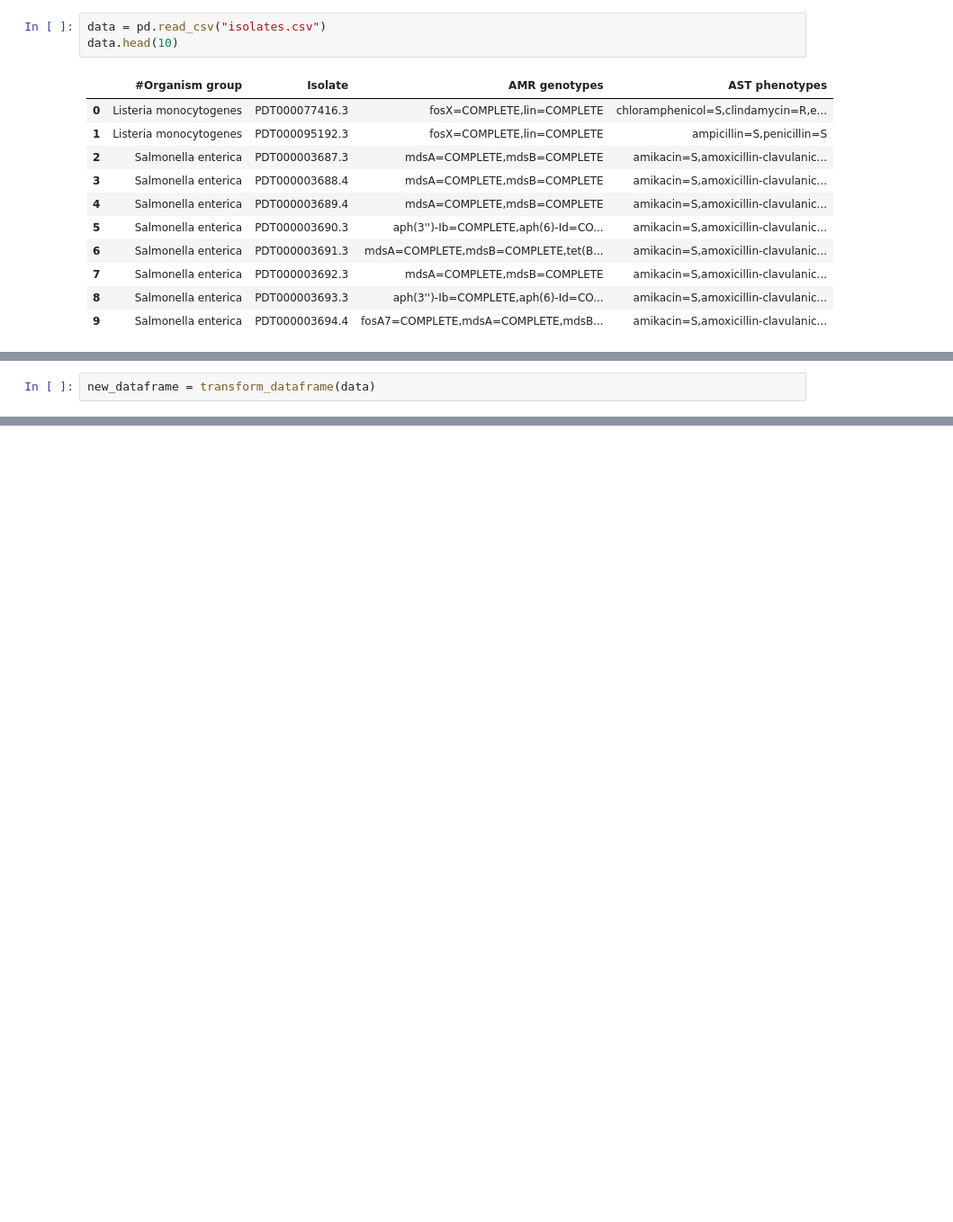
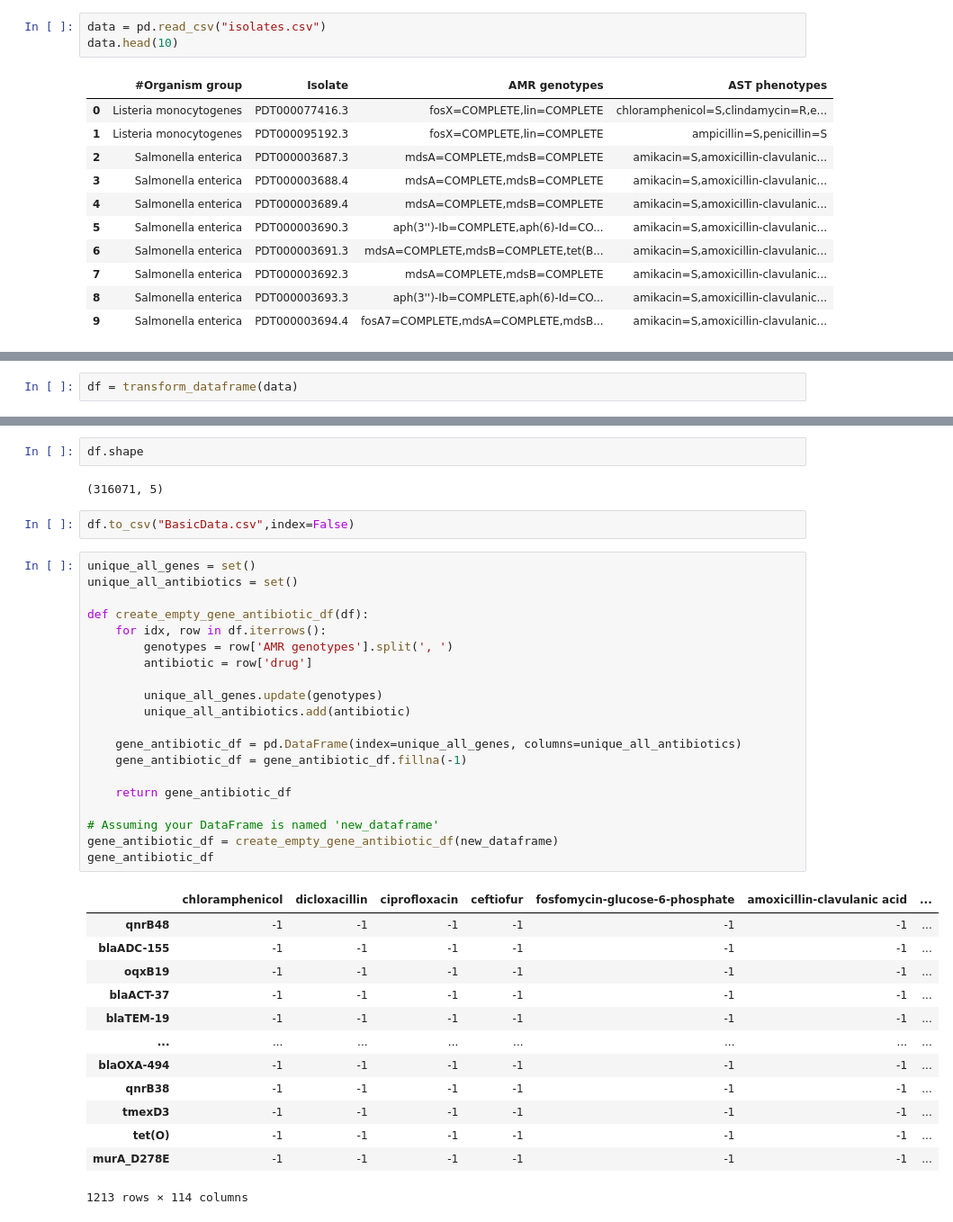
Before and after one commit to taliyashitreet/Final_Project, a Jupyter notebook: Create_Data.ipynb, the cells around one changed output, grey strips where cells are left out. Shown at 90% size. Drawn from its saved outputs; the diff is of its cells as text; blank space fills up the shorter version.

Commit message:
fill big table

```diff
--- a/Create_Data.ipynb
+++ b/Create_Data.ipynb
@@ -52,2 +22,0 @@ def transform_dataframe(df):
-# %%
-new_dataframe = transform_dataframe(data)
@@ -155,0 +56,2 @@ print(length)
+# %%
+df = transform_dataframe(data)
@@ -155,0 +72,40 @@ print(length)
+# %%
+df.shape
+# %% [output]
+(316071, 5)
+# %%
+df.to_csv("BasicData.csv",index=False)
+# %%
+unique_all_genes = set()
+unique_all_antibiotics = set()
+
+def create_empty_gene_antibiotic_df(df):
+    for idx, row in df.iterrows():
+        genotypes = row['AMR genotypes'].split(', ')
+        antibiotic = row['drug']
+
+        unique_all_genes.update(genotypes)
+        unique_all_antibiotics.add(antibiotic)
+
+    gene_antibiotic_df = pd.DataFrame(index=unique_all_genes, columns=unique_all_antibiotics)
+    gene_antibiotic_df = gene_antibiotic_df.fillna(-1)
+
+    return gene_antibiotic_df
+
+# Assuming your DataFrame is named 'new_dataframe'
+gene_antibiotic_df = create_empty_gene_antibiotic_df(new_dataframe)
+gene_antibiotic_df
+# %% [output]
+|  | chloramphenicol | dicloxacillin | ciprofloxacin | ceftiofur | fosfomycin-glucose-6-phosphate | amoxicillin-clavulanic acid | ... |
+| qnrB48 | -1 | -1 | -1 | -1 | -1 | -1 | ... |
+| blaADC-155 | -1 | -1 | -1 | -1 | -1 | -1 | ... |
+| oqxB19 | -1 | -1 | -1 | -1 | -1 | -1 | ... |
+| blaACT-37 | -1 | -1 | -1 | -1 | -1 | -1 | ... |
+| blaTEM-19 | -1 | -1 | -1 | -1 | -1 | -1 | ... |
+| ... | ... | ... | ... | ... | ... | ... | ... |
+| blaOXA-494 | -1 | -1 | -1 | -1 | -1 | -1 | ... |
+| qnrB38 | -1 | -1 | -1 | -1 | -1 | -1 | ... |
+| tmexD3 | -1 | -1 | -1 | -1 | -1 | -1 | ... |
+| tet(O) | -1 | -1 | -1 | -1 | -1 | -1 | ... |
+| murA_D278E | -1 | -1 | -1 | -1 | -1 | -1 | ... |
+1213 rows × 114 columns
```
Also changed, not shown: parts of 41 cells of this notebook.
